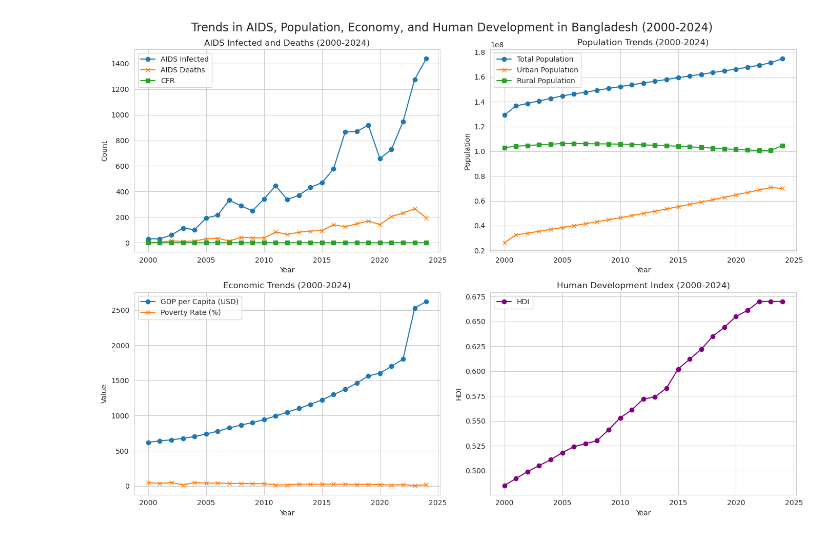
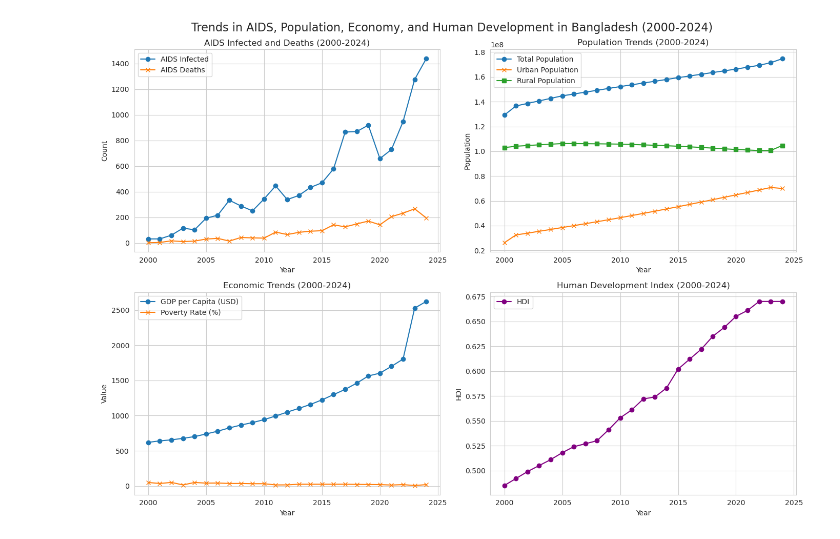
Before and after one commit to awnonbhowmik/AIDS_BD-Data-Analysis, a Jupyter notebook: main.ipynb, the cells around one changed output. Cells and saved outputs as stored; diff of their text form; code cells hidden in the pictures.

```diff
--- a/main.ipynb
+++ b/main.ipynb
@@ -62,7 +62,7 @@ fig, axs = plt.subplots(2, 2, figsize=(14, 10))
 # Plot 1: AIDS Infected and Deaths
 axs[0, 0].plot(years, aids_infected, label="AIDS Infected", marker='o')
 axs[0, 0].plot(years, aids_death, label="AIDS Deaths", marker='x')
-axs[0, 0].plot(years, aids_death/aids_infected, label="CFR", marker='s')
+# axs[0, 0].plot(years, aids_death/aids_infected, label="CFR", marker='s')
 axs[0, 0].set_title("AIDS Infected and Deaths (2000-2024)")
 axs[0, 0].set_xlabel("Year")
 axs[0, 0].set_ylabel("Count")
@@ -75,31 +75,31 @@ axs[0, 1].plot(years, urban_population, label="Urban Population", marker='x')
 axs[0, 1].plot(years, rural_population, label="Rural Population", marker='s')
 axs[0, 1].set_title("Population Trends (2000-2024)")
 axs[0, 1].set_xlabel("Year")
 axs[0, 1].set_ylabel("Population")
 axs[0, 1].legend()
 axs[0, 1].grid(True)
 
 # Plot 3: GDP Per Capita and Poverty Rate
 axs[1, 0].plot(years, gdp_per_capita, label="GDP per Capita (USD)", marker='o')
 axs[1, 0].plot(years, poverty_rate, label="Poverty Rate (%)", marker='x')
 axs[1, 0].set_title("Economic Trends (2000-2024)")
 axs[1, 0].set_xlabel("Year")
 axs[1, 0].set_ylabel("Value")
 axs[1, 0].legend()
 axs[1, 0].grid(True)
 
 # Plot 4: HDI Trend
 hdi = df['Human Development Index (HDI)']
 axs[1, 1].plot(years, hdi, label="HDI", marker='o', color='purple')
 axs[1, 1].set_title("Human Development Index (2000-2024)")
 axs[1, 1].set_xlabel("Year")
 axs[1, 1].set_ylabel("HDI")
 axs[1, 1].legend()
 axs[1, 1].grid(True)
 
 plt.suptitle("Trends in AIDS, Population, Economy, and Human Development in Bangladesh (2000-2024)", fontsize=16)
 # Adjust layout and display the plots
 plt.tight_layout()
 plt.show()
 # %% [output]
-[figure, old version]
+[figure, new version]
```
Also changed, not shown: parts of 4 cells of this notebook.
